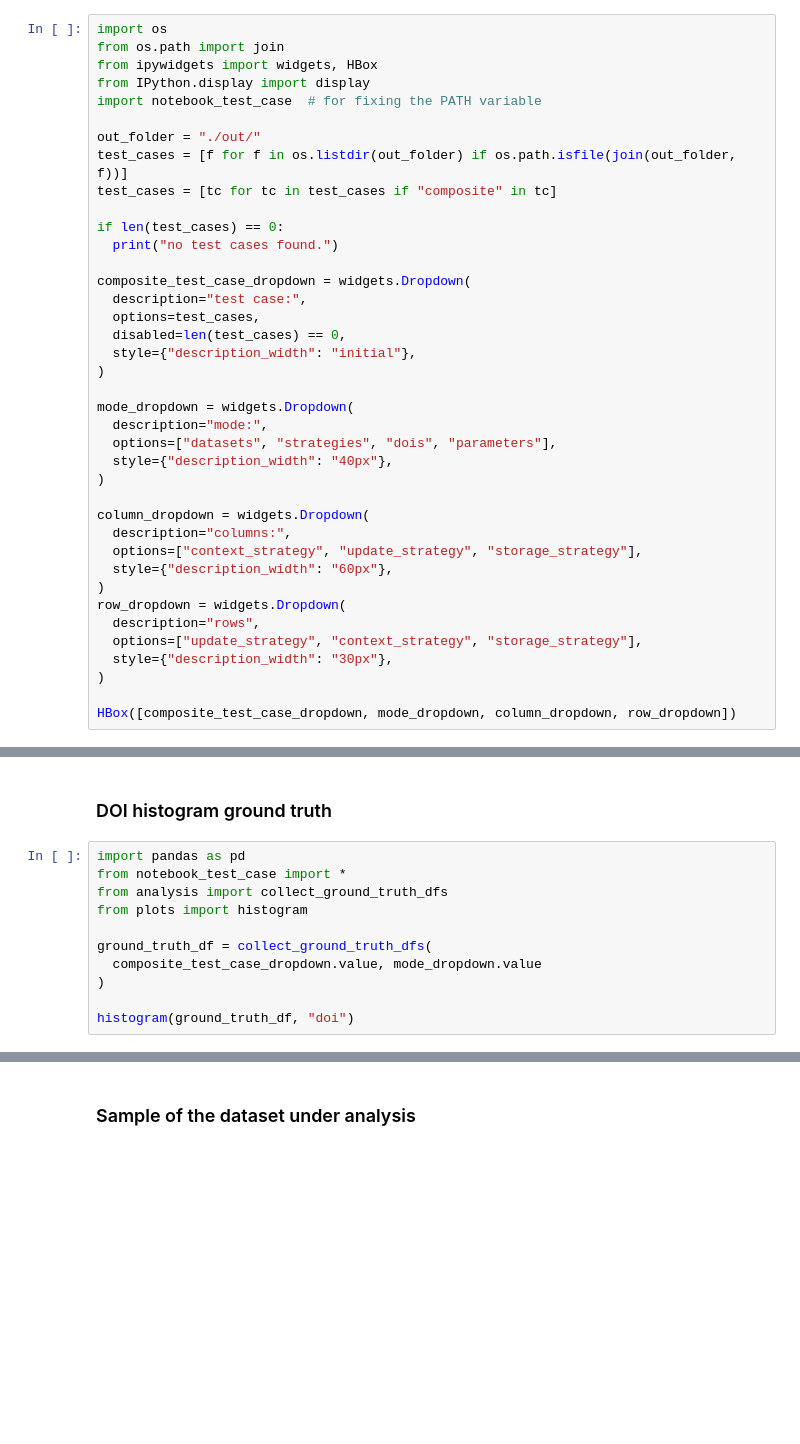
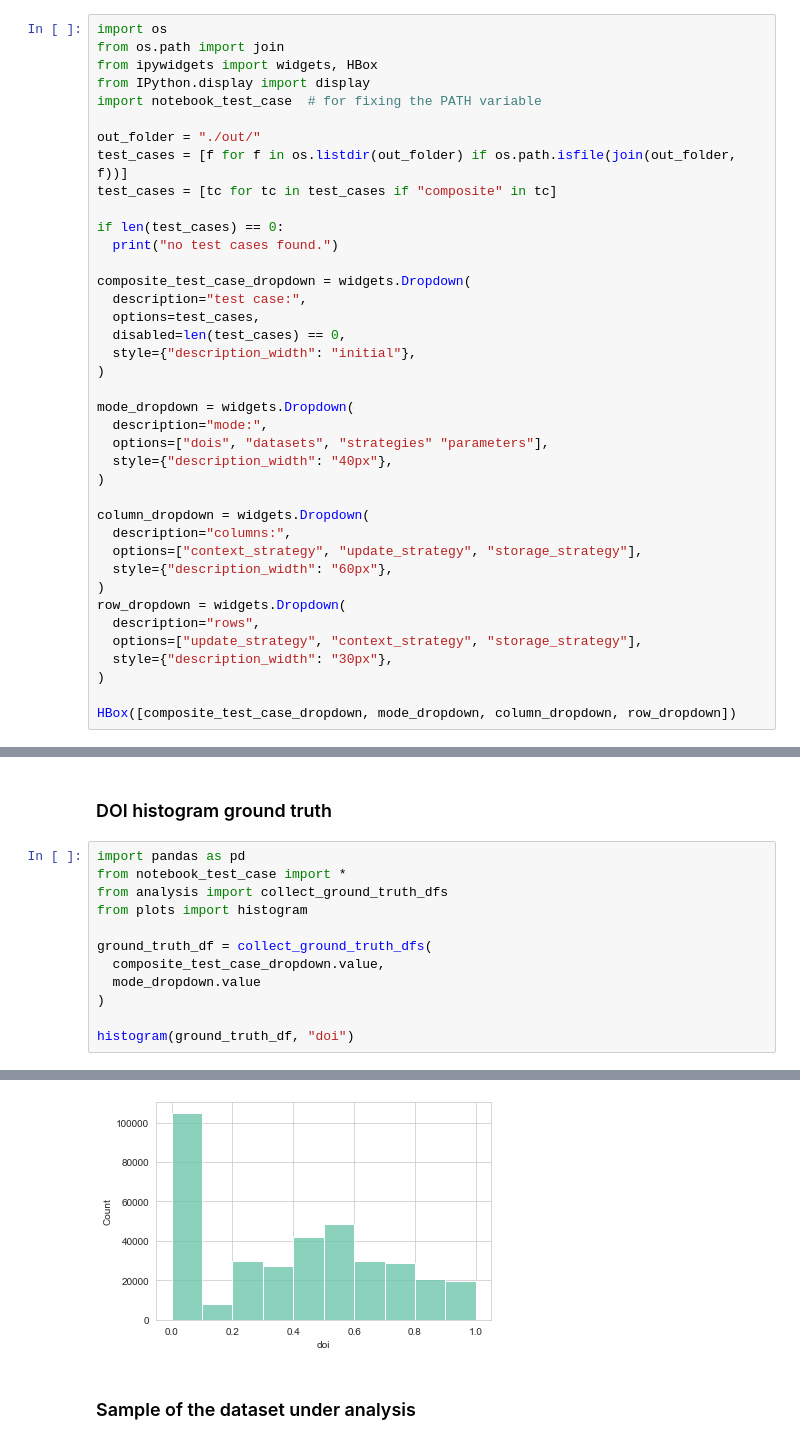
Before and after one commit to vis-au/prointerest, a Jupyter notebook: server/benchmarks/analysis.ipynb, the cells around one changed output, grey strips where cells are left out. Saved outputs shown, nothing was run; the diff lists cells and outputs as text; blank space fills up the shorter version.

```diff
--- a/server/benchmarks/analysis.ipynb
+++ b/server/benchmarks/analysis.ipynb
@@ -25,7 +25,7 @@ composite_test_case_dropdown = widgets.Dropdown(
 
 mode_dropdown = widgets.Dropdown(
   description="mode:",
-  options=["datasets", "strategies", "dois", "parameters"],
+  options=["dois", "datasets", "strategies" "parameters"],
   style={"description_width": "40px"},
 )
 
@@ -50,7 +52,9 @@ from analysis import collect_ground_truth_dfs
 from plots import histogram
 
 ground_truth_df = collect_ground_truth_dfs(
-  composite_test_case_dropdown.value, mode_dropdown.value
+  composite_test_case_dropdown.value,
+  mode_dropdown.value
 )
 
 histogram(ground_truth_df, "doi")
+# %% [output]
@@ -57,3 +62,4 @@ histogram(ground_truth_df, "doi")
+[figure, added]
 # %% [markdown]
 ### Sample of the dataset under analysis
 # %%
```
Also changed, not shown: parts of 13 cells of this notebook, 7 other files.
